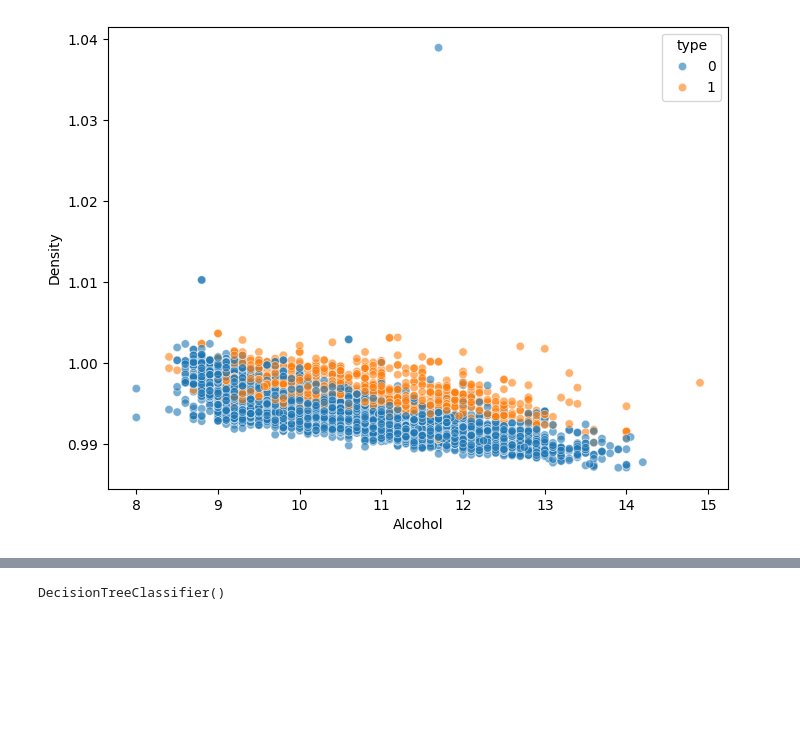
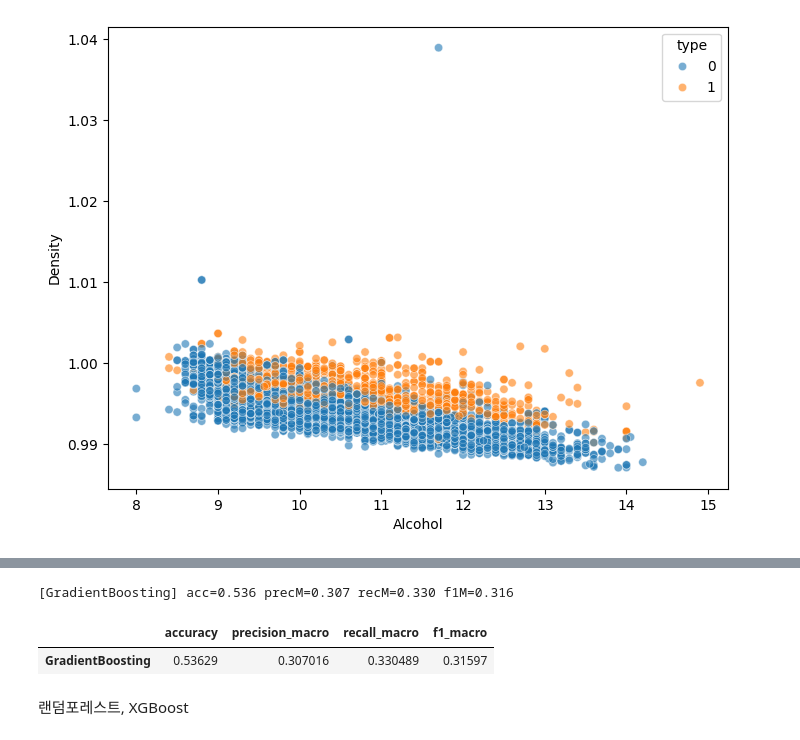
Before and after one commit to guupiii/ESAA, a Jupyter notebook: ESAA_YB3_미니프로젝트2.ipynb, the cells around one changed output, grey strips where cells are left out. Drawn from its saved outputs; the diff is of its cells as text; code cells hidden in the pictures; blank space fills up the shorter version.

```diff
--- a/ESAA_YB3_미니프로젝트2.ipynb
+++ b/ESAA_YB3_미니프로젝트2.ipynb
@@ -503,6 +525,61 @@ plt.show()
+# %%
+K = 1
+SMOTE(random_state=RANDOM_STATE, k_neighbors=K)
+
+cv = StratifiedKFold(n_splits=3, shuffle=True, random_state=RANDOM_STATE)
+
+metrics = ['accuracy', 'precision_macro', 'recall_macro', 'f1_macro']
+
+gb_pipeline = Pipeline([
+    ('smote', SMOTE(random_state=RANDOM_STATE, k_neighbors=K)),
+    ('clf', GradientBoostingClassifier(
+        learning_rate=0.10,
+        n_estimators=250,
+        max_depth=3,
+        random_state=RANDOM_STATE
+    ))
+])
+
+def cv_eval(name, model):
+    cv_res = cross_validate(
+        model,
+        X_train,
+        y_train,
+        cv=cv,
+        scoring=metrics,
+        n_jobs=1,
+        return_train_score=False
+    )
+    res = {m: np.mean(cv_res[f'test_{m}']) for m in metrics}
+    print(f"[{name}] acc={res['accuracy']:.3f} "
+          f"precM={res['precision_macro']:.3f} "
+          f"recM={res['recall_macro']:.3f} "
+          f"f1M={res['f1_macro']:.3f}")
+    return res
+
+gb_res = cv_eval('GradientBoosting', gb_pipeline)
+
+summary = pd.DataFrame([gb_res], index=['GradientBoosting'])
+summary
+# %% [output]
+[GradientBoosting] acc=0.536 precM=0.307 recM=0.330 f1M=0.316
+|  | accuracy | precision_macro | recall_macro | f1_macro |
+| GradientBoosting | 0.53629 | 0.307016 | 0.330489 | 0.31597 |
+# %% [markdown]
+랜덤포레스트, XGBoost
 # %%
+import numpy as np
 from sklearn.tree import DecisionTreeClassifier
-from sklearn.model_selection import train_test_split
+from sklearn.model_selection import train_test_split, GridSearchCV, KFold, cross_val_score
+from sklearn.preprocessing import StandardScaler
+from sklearn.metrics import accuracy_score, classification_report, confusion_matrix
+from sklearn.linear_model import LogisticRegression
+from sklearn.ensemble import RandomForestClassifier
+from xgboost import XGBClassifier
+from lightgbm import LGBMClassifier
+from imblearn.over_sampling import SMOTE
+import matplotlib.pyplot as plt
+import seaborn as sns
 import warnings
 warnings.filterwarnings('ignore')
 
@@ -510,10 +587,20 @@ warnings.filterwarnings('ignore')
 X = traindata.drop('quality', axis=1)
 y = traindata['quality']
 
+y=y-y.min()
 # Split data into training and testing sets
 X_train, X_test, y_train, y_test = train_test_split(X, y, test_size=0.2, random_state=0)
 
-dt_clf=DecisionTreeClassifier()
-dt_clf.fit(X_train,y_train)
+
+#스케일링
+scaler = StandardScaler()
+X_train_scaled = scaler.fit_transform(X_train)
+X_test_scaled = scaler.transform(X_test)
+
+X_tr, X_val, y_tr, y_val= train_test_split(X_train_scaled, y_train, test_size=0.3, random_state=0)
+
+#모델리스트
+models = {
+    "Logistic Regression": LogisticRegression(max_iter=1000),
+    "Random Forest": RandomForestClassifier(random_state=42),
+    "XGBoost": XGBClassifier(random_state=42, eval_metric='mlogloss')
-# %% [output]
-DecisionTreeClassifier()
```
Also changed, not shown: parts of 37 cells of this notebook.
